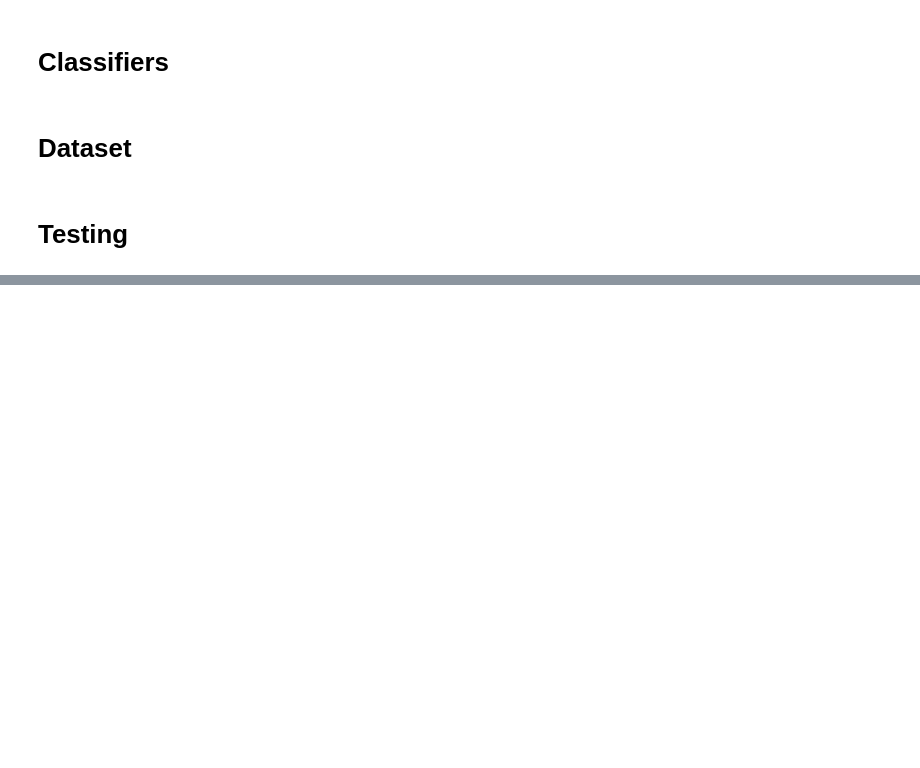
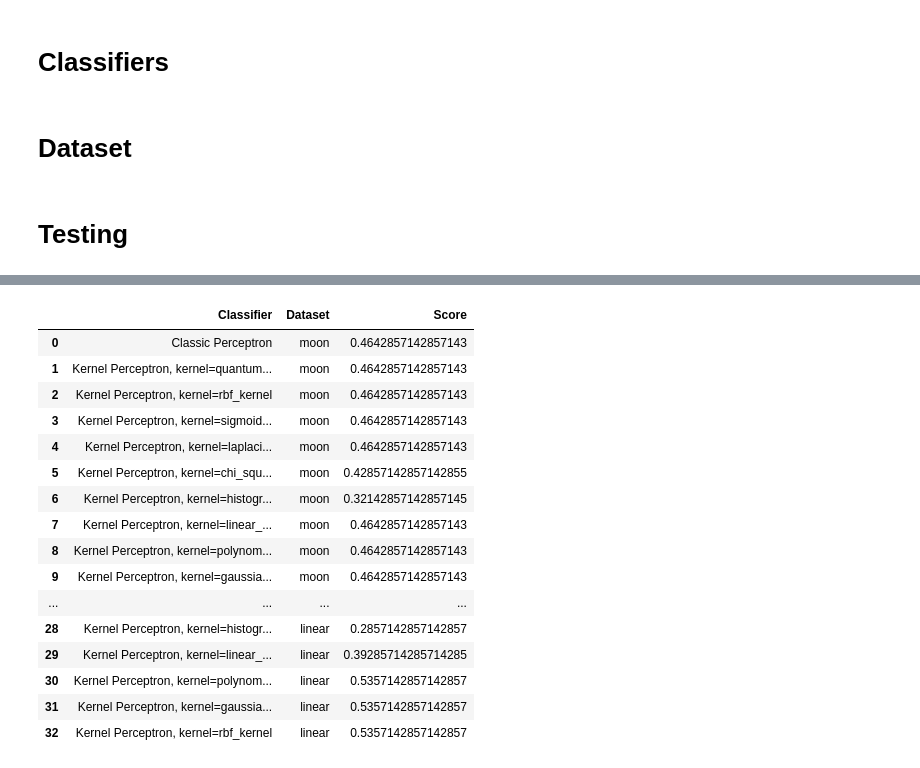
Before and after one commit to albertnieto/quantum-perceptron, a Jupyter notebook: notebooks/kernel/main_kernel copy.ipynb, the cells around one changed output, grey strips where cells are left out. Cells and saved outputs as stored; diff of their text form; code cells hidden in the pictures; blank space fills up the shorter version.

```diff
--- a/notebooks/kernel/main_kernel copy.ipynb
+++ b/notebooks/kernel/main_kernel copy.ipynb
@@ -636,0 +675,21 @@ True
+# %%
+df = pd.DataFrame(results, columns=['Classifier', 'Dataset', 'Score'])
+df
+# %% [output]
+|  | Classifier | Dataset | Score |
+| 0 | Classic Perceptron | moon | 0.4642857142857143 |
+| 1 | Kernel Perceptron, kernel=quantum... | moon | 0.4642857142857143 |
+| 2 | Kernel Perceptron, kernel=rbf_kernel | moon | 0.4642857142857143 |
+| 3 | Kernel Perceptron, kernel=sigmoid... | moon | 0.4642857142857143 |
+| 4 | Kernel Perceptron, kernel=laplaci... | moon | 0.4642857142857143 |
+| 5 | Kernel Perceptron, kernel=chi_squ... | moon | 0.42857142857142855 |
+| 6 | Kernel Perceptron, kernel=histogr... | moon | 0.32142857142857145 |
+| 7 | Kernel Perceptron, kernel=linear_... | moon | 0.4642857142857143 |
+| 8 | Kernel Perceptron, kernel=polynom... | moon | 0.4642857142857143 |
+| 9 | Kernel Perceptron, kernel=gaussia... | moon | 0.4642857142857143 |
+| ... | ... | ... | ... |
+| 28 | Kernel Perceptron, kernel=histogr... | linear | 0.2857142857142857 |
+| 29 | Kernel Perceptron, kernel=linear_... | linear | 0.39285714285714285 |
+| 30 | Kernel Perceptron, kernel=polynom... | linear | 0.5357142857142857 |
+| 31 | Kernel Perceptron, kernel=gaussia... | linear | 0.5357142857142857 |
+| 32 | Kernel Perceptron, kernel=rbf_kernel | linear | 0.5357142857142857 |
```
Also changed, not shown: parts of 5 cells of this notebook, 2 other files.
